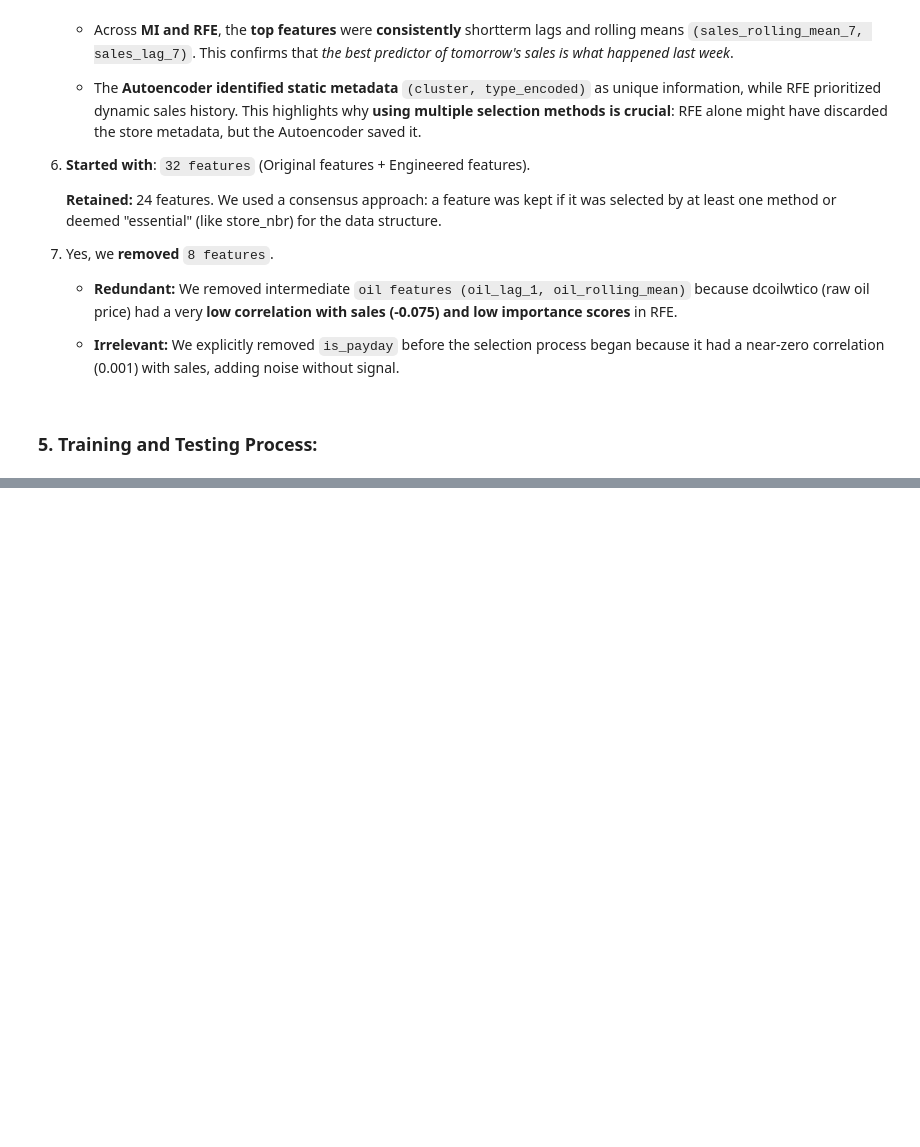
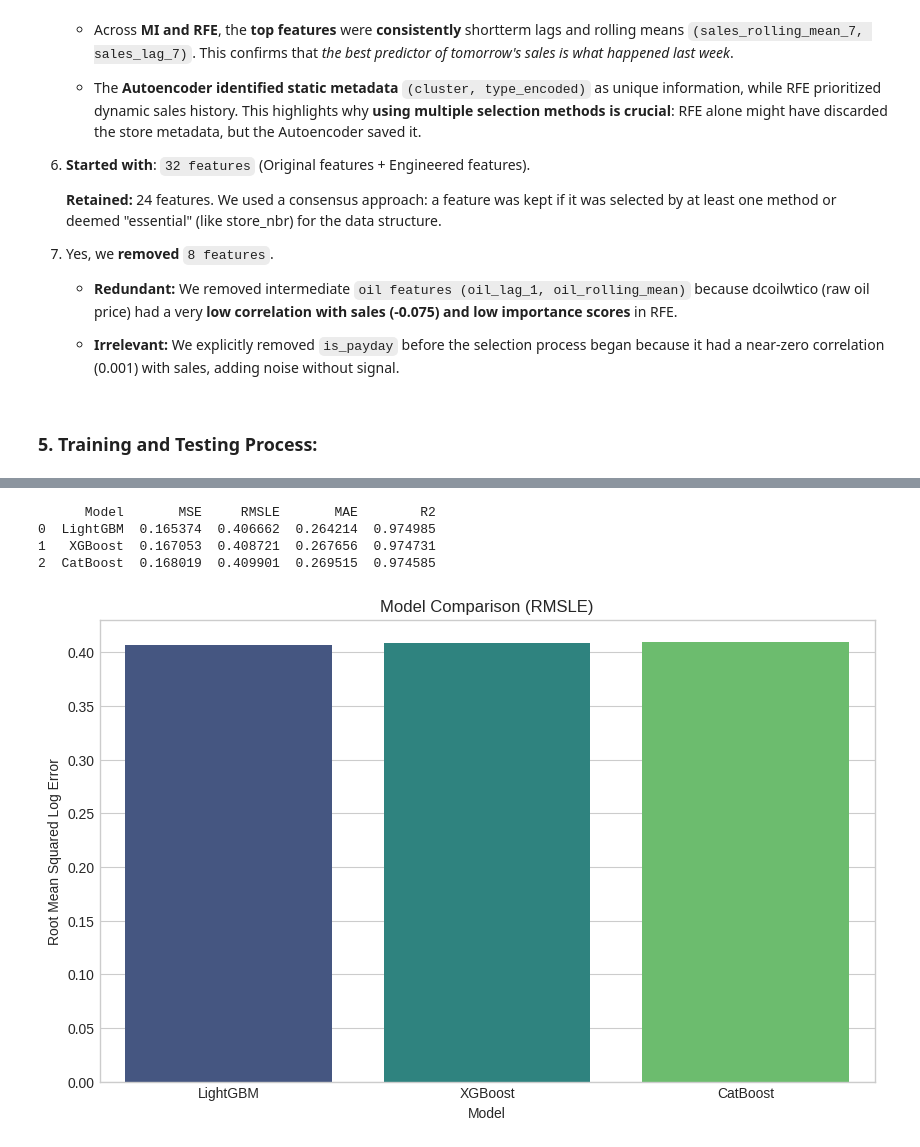
Before and after one commit to karthikeyansura/store-sales-time-series-modeling, a Jupyter notebook: store_sales_time_series_modeling.ipynb, the cells around one changed output, grey strips where cells are left out. Drawn from its saved outputs; the diff is of its cells as text; code cells hidden in the pictures; blank space fills up the shorter version.

Commit message:
update model

```diff
--- a/store_sales_time_series_modeling.ipynb
+++ b/store_sales_time_series_modeling.ipynb
@@ -1021,0 +1175,6 @@ For **Final Feature Selection**, we implemented a `Consensus Voting System` usin
+# %%
+# evaluate the LightGBM model performance
+y_pred_lgb = lgb_model.predict(X_val, num_iteration=lgb_model.best_iteration)
+lgb_mse = mean_squared_error(y_val, y_pred_lgb)
+
+print(f'LightGBM Model MSE: ${lgb_mse}')
@@ -1021,0 +1221,6 @@ For **Final Feature Selection**, we implemented a `Consensus Voting System` usin
+# %%
+# evaluate the XGBoost model performance
+y_pred_xgboost = xgb_model.predict(xgb.DMatrix(X_val))
+xgboost_mse = mean_squared_error(y_val, y_pred_xgboost)
+
+print(f'XGBoost Model MSE: ${xgboost_mse}')
@@ -1021,0 +1265,6 @@ For **Final Feature Selection**, we implemented a `Consensus Voting System` usin
+# %%
+# evaluate the CatBoost model performance
+y_pred_catboost = catboost_model.predict(X_val)
+catboost_mse = mean_squared_error(y_val, y_pred_catboost)
+
+print(f'CatBoost Model MSE: ${catboost_mse}')
@@ -1021,0 +1544,32 @@ For **Final Feature Selection**, we implemented a `Consensus Voting System` usin
+# %%
+# Helper function to calculate metrics
+def evaluate_model(y_true, y_pred, model_name):
+    mse = mean_squared_error(y_true, y_pred)
+    rmse = np.sqrt(mse) # This is RMSLE since target is log_sales
+    mae = mean_absolute_error(y_true, y_pred)
+    r2 = r2_score(y_true, y_pred)
+    return [model_name, mse, rmse, mae, r2]
+
+# Calculate metrics for all 3 models
+metrics_data = [
+    evaluate_model(y_val, y_pred_lgb, "LightGBM"),
+    evaluate_model(y_val, y_pred_xgboost, "XGBoost"),
+    evaluate_model(y_val, y_pred_catboost, "CatBoost")
+]
+
+# Create a DataFrame for comparison
+performance_df = pd.DataFrame(metrics_data, columns=['Model', 'MSE', 'RMSLE', 'MAE', 'R2'])
+print(performance_df)
+
+# Visualize Comparison
+plt.figure(figsize=(10, 6))
+sns.barplot(x='Model', y='RMSLE', data=performance_df, palette='viridis')
+plt.title('Model Comparison (RMSLE)')
+plt.ylabel('Root Mean Squared Log Error')
+plt.show()
+# %% [output]
+      Model       MSE     RMSLE       MAE        R2
+0  LightGBM  0.165374  0.406662  0.264214  0.974985
+1   XGBoost  0.167053  0.408721  0.267656  0.974731
+2  CatBoost  0.168019  0.409901  0.269515  0.974585
+[figure, added]
```
Also changed, not shown: parts of 29 cells of this notebook.
